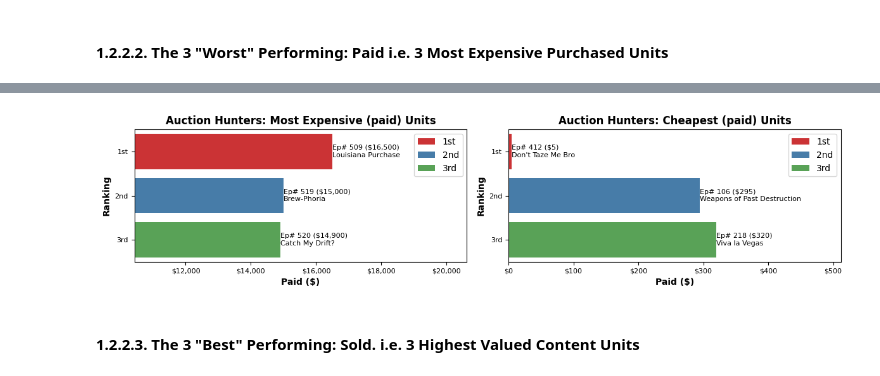
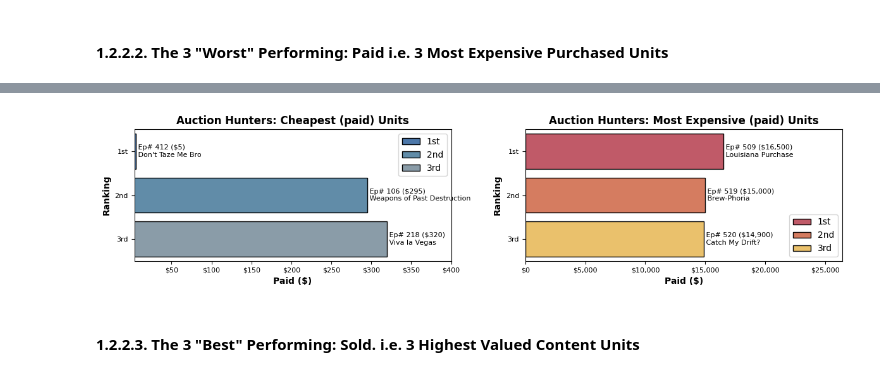
Before and after one commit to Joshua-Higgins-jp/Auction_Hunters_EDA, a Jupyter notebook: auction_hunters_eda.ipynb, the cells around one changed output, grey strips where cells are left out. Drawn from its saved outputs; the diff is of its cells as text; code cells hidden in the pictures.

```diff
--- a/auction_hunters_eda.ipynb
+++ b/auction_hunters_eda.ipynb
@@ -458,10 +463,12 @@ df_threes = df.loc[:, threes_cols]
 # %% [markdown]
 #### 1.2.2.2. Then, I will preprare a plotting function
 # %%
-def plot_best_worst_three_eps(worst_df, best_df, category: str, left_caption, right_caption):
+def plot_best_worst_three_eps(worst_df, best_df, category: str, left_caption, right_caption, left_legend_pos="best", right_legend_pos="best"):
     """
     Choose a category such as paid, sold, profit. Then pass in your best and worst dataframes from the selected category.
     You need to add a caption to the left and right graph as appropriate.
+    If you need to move the legend, use any of the following arguments:
+    "upper right", "upper left", "lower left", "lower right", "right", "center left", "center right", "lower center", "upper center", "center"
     """
 
     ax_font_size = 10
@@ -505,13 +512,15 @@ def plot_best_worst_three_eps(worst_df, best_df, category: str, left_caption, ri
                      hue=ylabels,
                      dodge=False,
                      orient='h',
-                     palette="Set1",
-                     ax=axes[0])
+                     palette=['#3C76B9','#558EB4','#859DAD'],
+                     # palette="Set2",
+                     ax=axes[0],
+                     edgecolor='black')
 
     # 2. Plot the annotations on the plot
     for index, row in worst_df.iterrows():
         value_min = f"${row[x_col]:,.0f}" if units == "$" else f"{row[x_col]:,.2f}%"  # Format the value based on units
-        ax1.text(row[x_col], index, f"Ep# {row['unique_ep_ID']} ({value_min})\n{row['episode_name']}", va='center').set_fontsize(annot_font_size)
+        ax1.text(row[x_col], index, f" Ep# {row['unique_ep_ID']} ({value_min})\n {row['episode_name']}", va='center').set_fontsize(annot_font_size)
 
     # 3. Plot the decorators and specify the formatting
     ax1.set_xlabel(f"{category.capitalize()} ({units})", fontsize=ax_font_size, weight="bold")
@@ -520,6 +529,8 @@ def plot_best_worst_three_eps(worst_df, best_df, category: str, left_caption, ri
     # ax1.set_xlim(0, min_df[x_col].max() + 10000)
     ax1.tick_params(axis='both', which='both', labelsize=ax_ticks_font_size)
     ax1.xaxis.set_major_formatter(mtick.StrMethodFormatter(axis_format))
+    ax1.legend(loc=left_legend_pos)
+
 
     # 4. For the minimum only, with potential negative numbers, specify the plotting range.
     if worst_df[x_col].min() > 0:
@@ -537,13 +548,15 @@ def plot_best_worst_three_eps(worst_df, best_df, category: str, left_caption, ri
                      hue=ylabels,
                      dodge=False,
                      orient='h',
-                     palette="Set1",
-                     ax=axes[1])
+                     palette=['#D1495B','#E9724C','#FFC857'],
+                     # palette="Set2",
+                     ax=axes[1],
+                     edgecolor='black')
 
     # 2. Plot the annotations on the plot
     for index, row in best_df.iterrows():
         value_best = f"${row[x_col]:,.0f}" if units == "$" else f"{row[x_col]:,.2f}%"  # Format the value based on units
-        ax2.text(row[x_col], index, f"Ep# {row['unique_ep_ID']} ({value_best})\n{row['episode_name']}", va='center').set_fontsize(annot_font_size)
+        ax2.text(row[x_col], index, f" Ep# {row['unique_ep_ID']} ({value_best})\n {row['episode_name']}", va='center').set_fontsize(annot_font_size)
 
     # 3. Plot the decorators and specify the formatting
     ax2.set_xlabel(f"{category.capitalize()} ({units})", fontsize=ax_font_size, weight="bold")
@@ -552,6 +565,7 @@ def plot_best_worst_three_eps(worst_df, best_df, category: str, left_caption, ri
     ax2.set_xlim(0, 1.60* best_df[x_col].max())
     ax2.tick_params(axis='both', which='both', labelsize=ax_ticks_font_size)
     ax2.xaxis.set_major_formatter(mtick.StrMethodFormatter(axis_format))
+    ax2.legend(loc=right_legend_pos)
 
 
     plt.tight_layout()
@@ -577,9 +591,9 @@ df_3worst_paid
 | 1 | 5 | 19 | 519 | Brew-Phoria | Mission Hills, California | 2015-05-09 | 15000 | 26200 | 11200 |
 | 2 | 5 | 20 | 520 | Catch My Drift? | Norwalk, California | 2015-05-09 | 14900 | 61000 | 46100 |
 # %%
-plot_best_worst_three_eps(df_3worst_paid, df_3best_paid, "paid", "Most Expensive (paid) Units", "Cheapest (paid) Units")
+plot_best_worst_three_eps(df_3best_paid, df_3worst_paid, "paid", "Cheapest (paid) Units", "Most Expensive (paid) Units", "best", "lower right")
 # %% [output]
-[figure, old version]
+[figure, new version]
 # %% [markdown]
 #### 1.2.2.3. The 3 "Best" Performing: Sold. i.e. **3 Highest Valued Content Units**
 # %%
```
Also changed, not shown: parts of 26 cells of this notebook.
